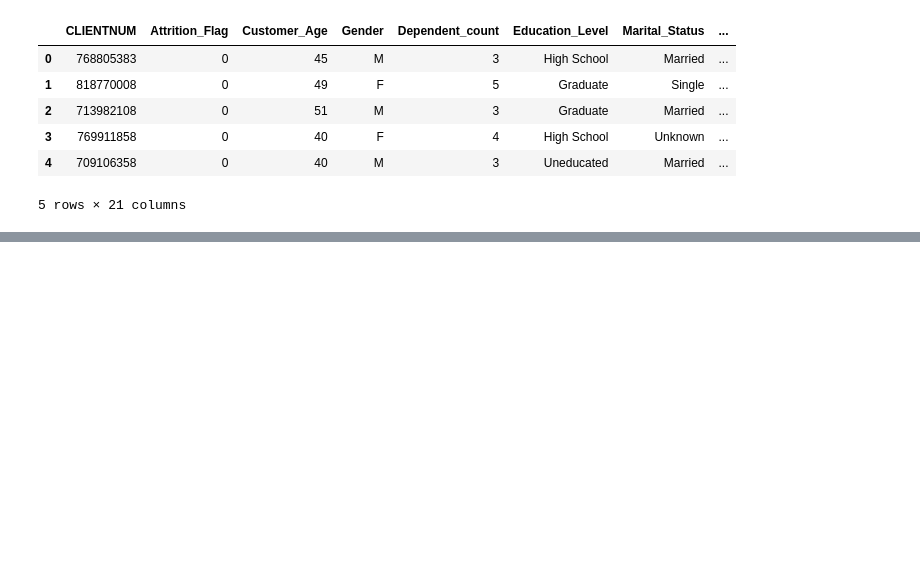
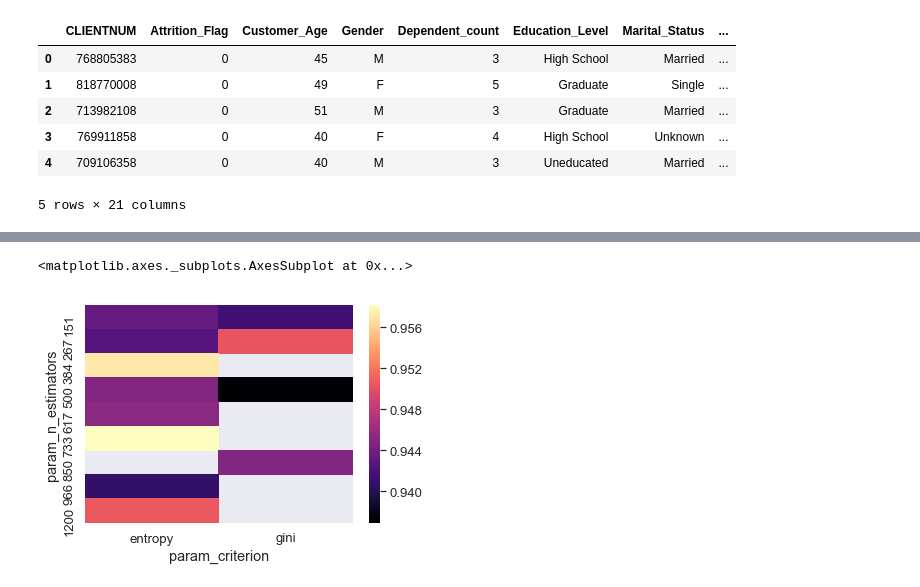
Before and after one commit to tahashahab/Practice, a Jupyter notebook: creditcard.ipynb, the cells around one changed output, grey strips where cells are left out. Drawn from its saved outputs; the diff is of its cells as text; code cells hidden in the pictures; blank space fills up the shorter version.

```diff
--- a/creditcard.ipynb
+++ b/creditcard.ipynb
@@ -294,0 +338,10 @@ credit.head()
+# %%
+random_search = {'criterion': ['entropy', 'gini'],
+               'max_depth': list(np.linspace(10, 1200, 10, dtype = int)) + [None],
+               'max_features': ['auto', 'sqrt','log2', None],
+               'min_samples_leaf': [4, 6, 8, 12],
+               'min_samples_split': [5, 7, 10, 14],
+               'n_estimators': list(np.linspace(151, 1200, 10, dtype = int))}
+rf2 = RandomForestClassifier()
+rand_search = RandomizedSearchCV(estimator = rf2, param_distributions = random_search, n_iter = 20, cv = 4, verbose= 5, random_state= 101, n_jobs = -1)
+rand_search.fit(X_train,y_train)
@@ -294,0 +366,6 @@ credit.head()
+# %%
+table = pd.pivot_table(pd.DataFrame(rand_search.cv_results_), values='mean_test_score', index='param_n_estimators', columns='param_criterion')
+sns.heatmap(table, cmap='magma')
+# %% [output]
+<matplotlib.axes._subplots.AxesSubplot at 0x...>
+[figure, added]
```
Also changed, not shown: parts of 20 cells of this notebook.
